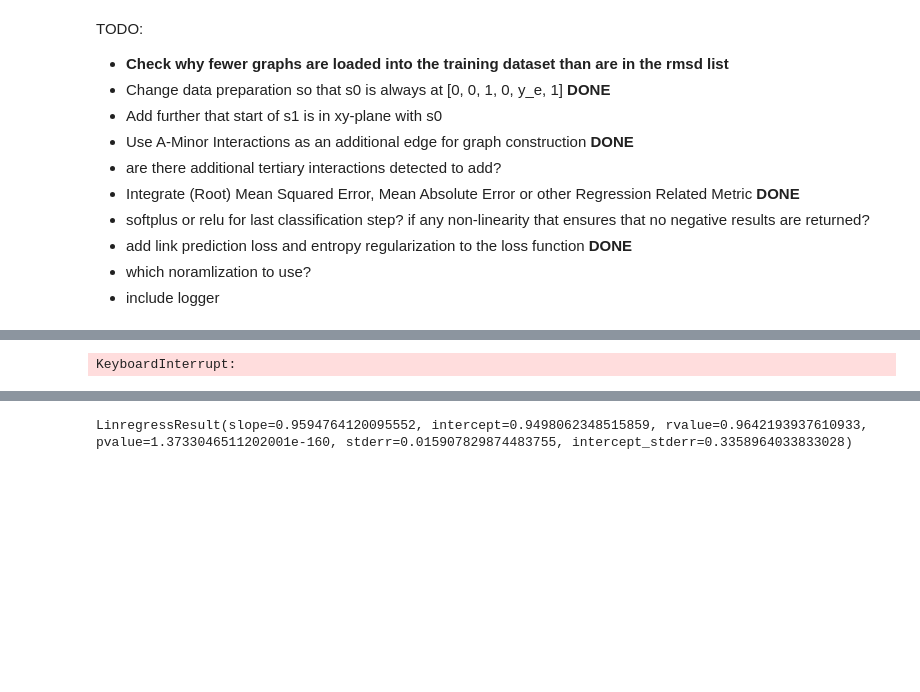
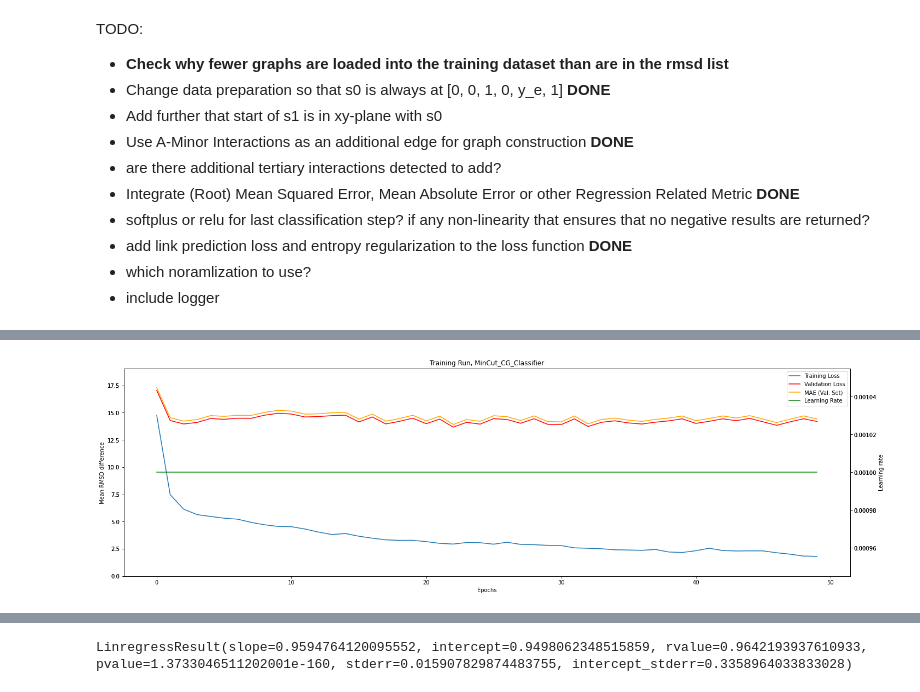
Before and after one commit to milang9/3d_classifier, a Jupyter notebook: 3d_classifier_PyG_pool.ipynb, the cells around one changed output, grey strips where cells are left out. Drawn from its saved outputs; the diff is of its cells as text; code cells hidden in the pictures; blank space fills up the shorter version.

```diff
--- a/3d_classifier_PyG_pool.ipynb
+++ b/3d_classifier_PyG_pool.ipynb
@@ -70,7 +70,7 @@ TODO:
 *  include logger
 # %%
 #Training
-model = MinCut2_CG_Classifier(training_dataset.num_node_features)
+model = MinCut_CG_Classifier(training_dataset.num_node_features)
 
 parent_dir = "run_data/"
 
@@ -85,9 +85,9 @@ pool_train_loop(
     device=device,
     b_size=64,
     lr=1e-3,
-    epochs=5_000,
-    sched_T0=50,
+    epochs=50,
+    sched_T0=0,
     vectorize=vectorize,
     k=k,
-    burn_in=50)
+    burn_in=0)
 # %% [output]
@@ -111,4 +111,4 @@ Epoch 4705: Training loss 1.3932, Validation loss 15.1947, learning rate 0.00098
-KeyboardInterrupt:
+[figure, added]
 # %%
 #get training run data
 
```
Also changed, not shown: parts of 5 cells of this notebook, 5 other files.
